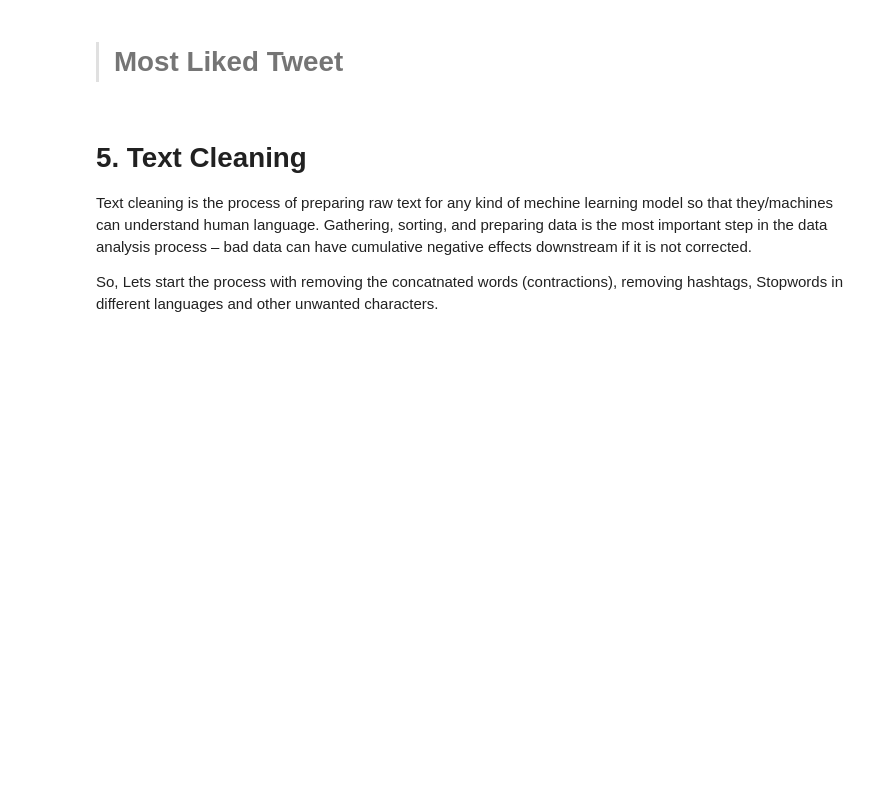
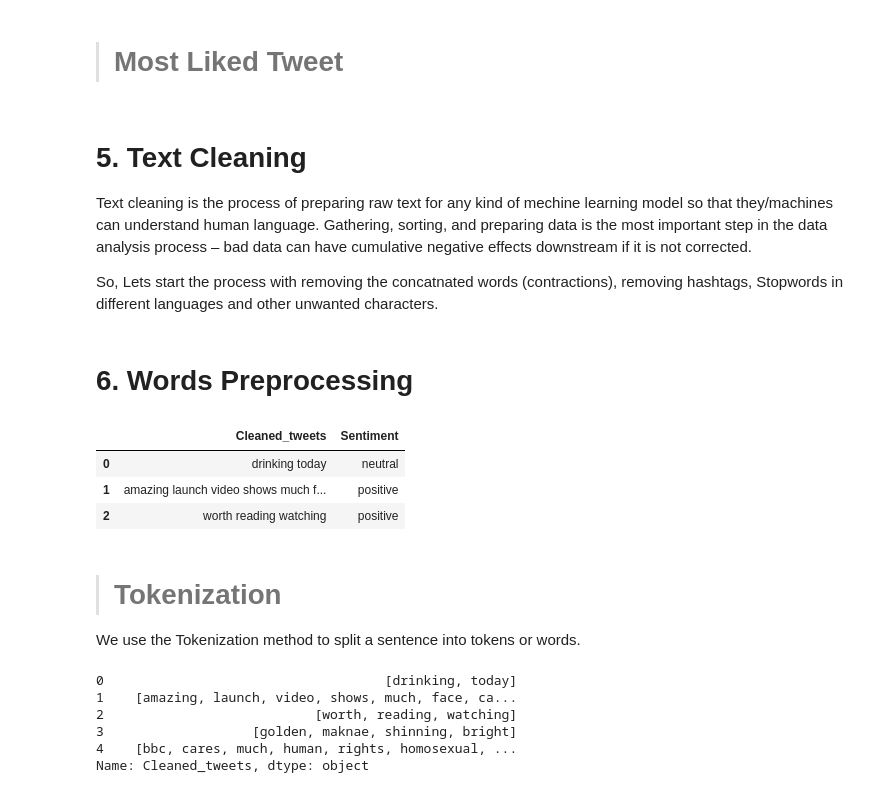
Before and after one commit to Sanket7994/FIFA2022_Tweet_Analysis_with_NLP, a Jupyter notebook: FIFAWC2022_EDA.ipynb, the cells around one changed output. Saved outputs shown, nothing was run; the diff lists cells and outputs as text; code cells hidden in the pictures; blank space fills up the shorter version.

```diff
--- a/FIFAWC2022_EDA.ipynb
+++ b/FIFAWC2022_EDA.ipynb
@@ -338,3 +338,32 @@ for sentance in tqdm(tweet_data['Tweet'].values):
 # %%
 # Creating a column for cleaned tweets
 tweet_data['Cleaned_tweets'] = preprocessed_tweets
+# %% [markdown]
+# **6. Words Preprocessing**
+# %%
+final_tweets = tweet_data[['Cleaned_tweets', 'Sentiment']]
+
+final_tweets.head(3)
+# %% [output]
+|  | Cleaned_tweets | Sentiment |
+| 0 | drinking today | neutral |
+| 1 | amazing launch video shows much f... | positive |
+| 2 | worth reading watching | positive |
+# %% [markdown]
+> # Tokenization
+
+   We use the Tokenization method to split a sentence into tokens or words.
+# %%
+# Calling the whitespace tokenizer
+W_tokenizer = WhitespaceTokenizer()
+
+# Now applying it on the target column
+final_tweets['Cleaned_tweets'] = final_tweets['Cleaned_tweets'].apply(W_tokenizer.tokenize)
+display(final_tweets['Cleaned_tweets'].head(5))
+# %% [output]
+0                                    [drinking, today]
+1    [amazing, launch, video, shows, much, face, ca...
+2                           [worth, reading, watching]
+3                   [golden, maknae, shinning, bright]
+4    [bbc, cares, much, human, rights, homosexual, ...
+Name: Cleaned_tweets, dtype: object
```
Also changed, not shown: parts of 7 cells of this notebook.
